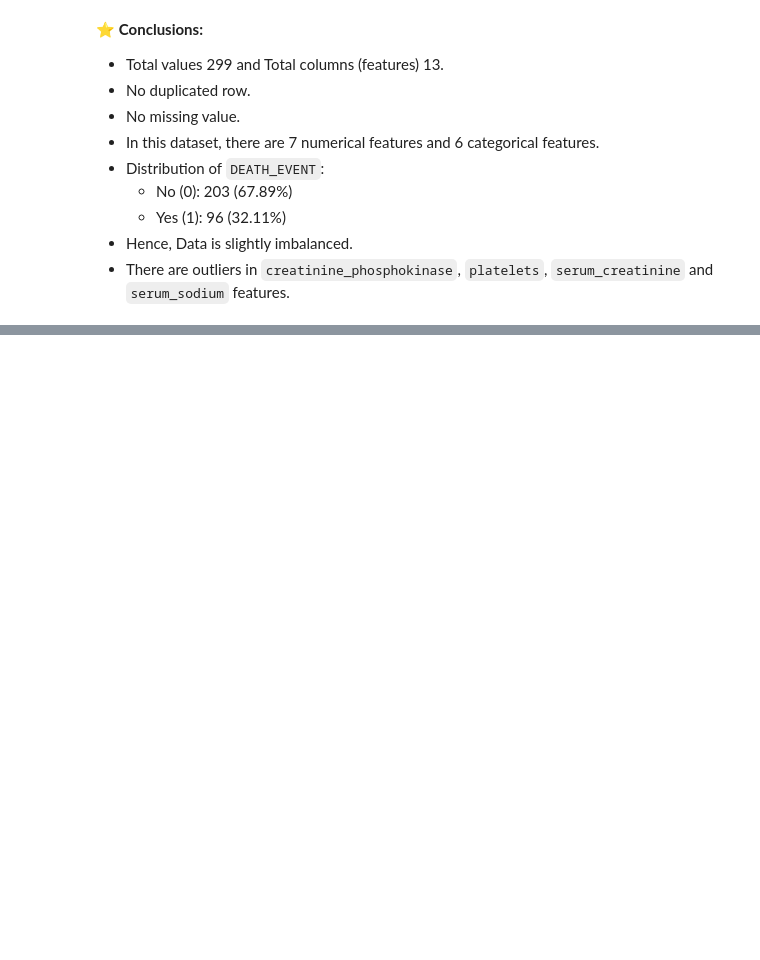
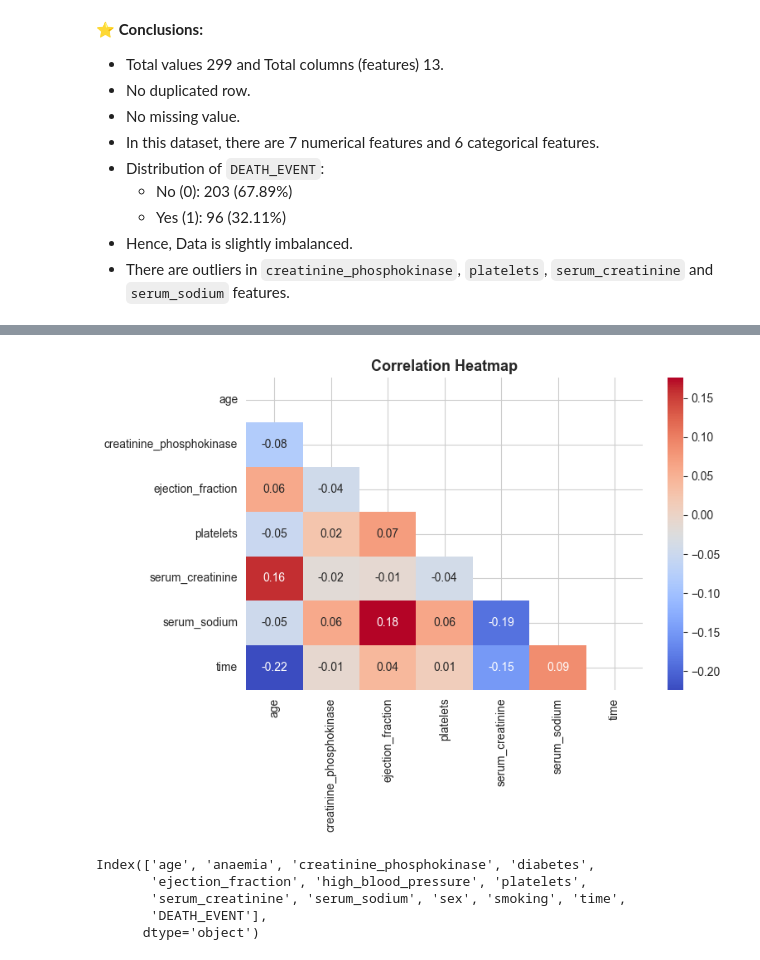
Before and after one commit to mohammadkhorshed/DS-ML-Assignments, a Jupyter notebook: assignment_08.ipynb, the cells around one changed output, grey strips where cells are left out. Drawn from its saved outputs; the diff is of its cells as text; code cells hidden in the pictures; blank space fills up the shorter version.

Commit message:
Complete Heatmap and Countplot

```diff
--- a/assignment_08.ipynb
+++ b/assignment_08.ipynb
@@ -261,0 +264,5 @@ Index(['age', 'creatinine_phosphokinase', 'ejection_fraction', 'platelets',
+# %%
+# Correlation Matrix
+
+corr = num_cols.corr()
+corr
@@ -261,0 +278,20 @@ Index(['age', 'creatinine_phosphokinase', 'ejection_fraction', 'platelets',
+# %%
+# Correlation Heatmap
+
+mask = np.triu(np.ones_like(corr, dtype=bool))
+
+plt.figure(figsize=(8, 6))
+sns.heatmap(data=corr, mask=mask, cmap='coolwarm', annot=True, fmt='.2f')
+plt.title("Correlation Heatmap", fontsize=13, fontweight='bold')
+plt.tight_layout()
+plt.show()
+# %% [output]
+[figure, added]
+# %%
+df.columns
+# %% [output]
+Index(['age', 'anaemia', 'creatinine_phosphokinase', 'diabetes',
+       'ejection_fraction', 'high_blood_pressure', 'platelets',
+       'serum_creatinine', 'serum_sodium', 'sex', 'smoking', 'time',
+       'DEATH_EVENT'],
+      dtype='object')
```
Also changed, not shown: parts of 8 cells of this notebook.
